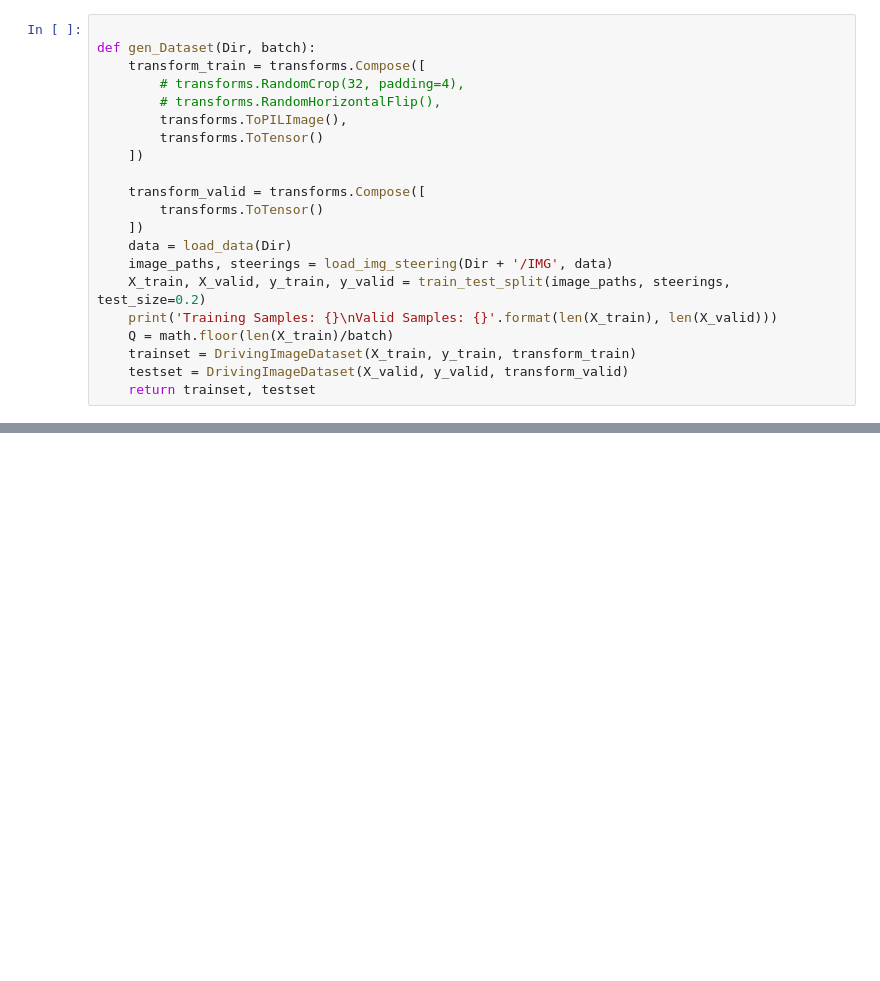
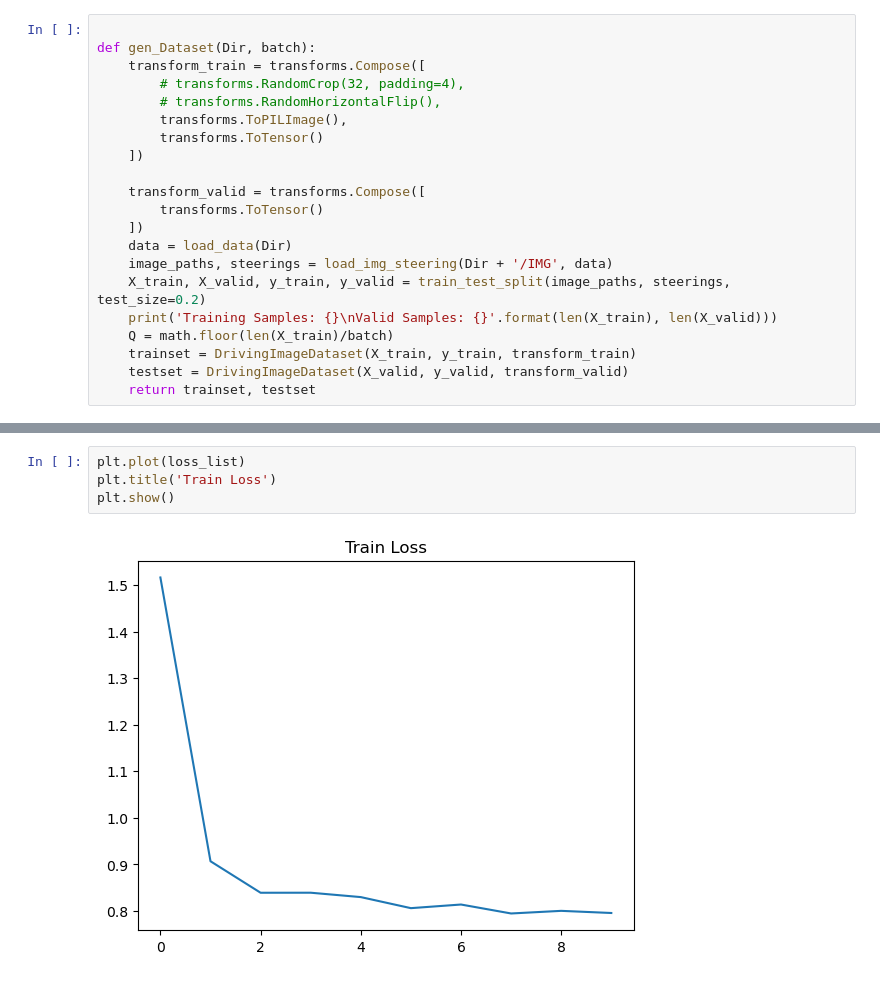
Before and after one commit to sudharsan-007/JetRat, a Jupyter notebook: train_dev_code/train1_gpu.ipynb, the cells around one changed output, grey strips where cells are left out. Cells and saved outputs as stored; diff of their text form; blank space fills up the shorter version.

```diff
--- a/train_dev_code/train1_gpu.ipynb
+++ b/train_dev_code/train1_gpu.ipynb
@@ -397,0 +438,6 @@ Saving..
+# %%
+plt.plot(loss_list)
+plt.title('Train Loss')
+plt.show()
+# %% [output]
+[figure, added]
```
Also changed, not shown: parts of 4 cells of this notebook, 1 other file.
